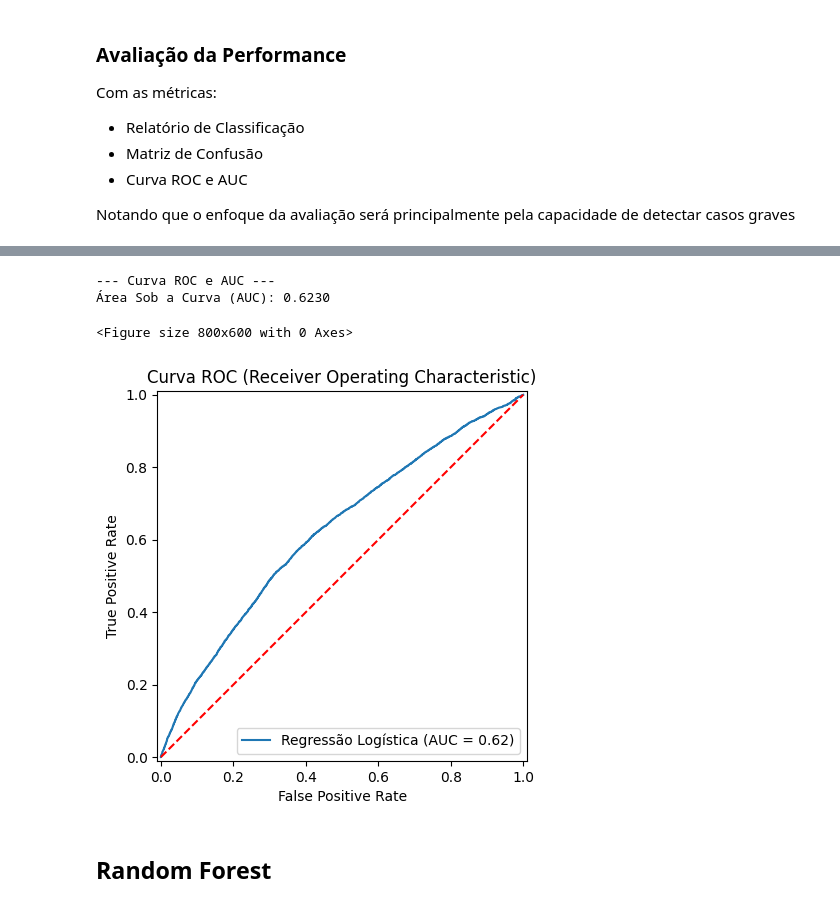
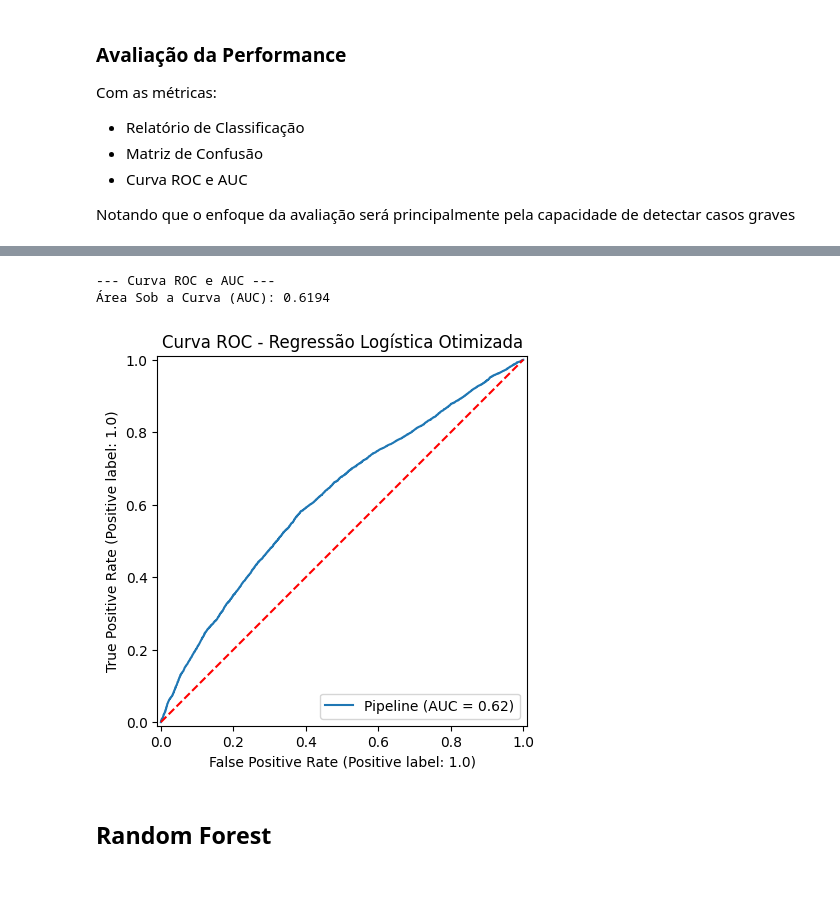
Before and after one commit to iz-120/ECM514-Projeto02-Assistente-Diagnostico, a Jupyter notebook: Projeto_2__Assistente_de_Diagnóstico_de_Dengue_Principal.ipynb, the cells around one changed output, grey strips where cells are left out. Saved outputs shown, nothing was run; the diff lists cells and outputs as text; code cells hidden in the pictures.

```diff
--- a/Projeto_2__Assistente_de_Diagnóstico_de_Dengue_Principal.ipynb
+++ b/Projeto_2__Assistente_de_Diagnóstico_de_Dengue_Principal.ipynb
@@ -150,6 +200,11 @@ A classe `1` (Risco de Gravidade) é significativamente minoritária. Um modelo
 df_datas = df_dengue['DT_NOTIFIC']
 df_dengue = df_dengue.drop('DT_NOTIFIC', axis=1)
 
+# Remove colunas de etnia
+for etnia in ['CS_RACA_Amarela', 'CS_RACA_Branca', 'CS_RACA_Indigena', 'CS_RACA_Parda', 'CS_RACA_Preta']:
+    if etnia in df_dengue.columns:
+        df_dengue = df_dengue.drop(columns=[etnia])
+
 # Definir X (features) e y (alvo)
 X = df_dengue.drop('RISCO_GRAVIDADE_grave', axis=1)
 y = df_dengue['RISCO_GRAVIDADE_grave']
@@ -175,16 +230,3 @@ Tamanho do conjunto de teste: 233,171 amostras
 ### Treinamento do Modelo com Pipeline
 
 Será utilizada um `Pipeline` da Scikit-learn para organizar o fluxo de trabalho. Isto garante que o SMOTE seja aplicado **apenas** aos dados de treino, evitando o vazamento de dados (*data leakage*)
-# %%
-pipeline_logreg = ImbPipeline([
-    ('smote', SMOTE(random_state=42)),
-    ('scaler', StandardScaler()),
-    ('classifier', LogisticRegression(random_state=42, max_iter=1000))
-    ])
-
-print("Iniciando o treinamento do pipeline de Regressão Logística...")
-
-# Treinar o pipeline com os dados de treino
-pipeline_logreg.fit(X_train, y_train)
-
-print("Treinamento concluído")
@@ -201,39 +290,36 @@ Com as métricas:
 
  Notando que o enfoque da avaliação será principalmente pela capacidade de detectar casos graves
 # %%
-if 'pipeline_logreg' in locals():
-    # Fazer previsões no conjunto de teste
-    y_pred = pipeline_logreg.predict(X_test)
-    y_proba = pipeline_logreg.predict_proba(X_test)[:, 1] # Probabilidades para a classe 1
+print("\n--- AVALIAÇÃO DO MELHOR MODELO DE REGRESSÃO LOGÍSTICA (OTIMIZADO) ---")
+best_logreg_model = random_search.best_estimator_
 
-    # --- Relatório de Classificação ---
-    print("--- Relatório de Classificação ---")
-    # Foco principal no 'recall' da classe 1, que indica a capacidade de detetar casos graves
-    print(classification_report(y_test, y_pred))
+y_pred = best_logreg_model.predict(X_test)
+y_proba = best_logreg_model.predict_proba(X_test)[:, 1]
 
-    # --- Matriz de Confusão ---"
-    print("--- Matriz de Confusão ---")
-    cm = confusion_matrix(y_test, y_pred)
+# 1. Relatório de Classificação
+print("\n--- Relatório de Classificação ---")
+print(classification_report(y_test, y_pred))
 
-    plt.figure(figsize=(8, 6))
-    sns.heatmap(cm, annot=True, fmt='d', cmap='Blues',
-                xticklabels=['Previsto Não Grave', 'Previsto Grave'],
-                yticklabels=['Real Não Grave', 'Real Grave'])
-    plt.ylabel('Classe Real')
-    plt.xlabel('Classe Prevista')
-    plt.title('Matriz de Confusão')
-    plt.show()
+# 2. Matriz de Confusão
+print("\n--- Matriz de Confusão ---")
+cm = confusion_matrix(y_test, y_pred)
+plt.figure(figsize=(8, 6))
+sns.heatmap(cm, annot=True, fmt='d', cmap='Blues',
+            xticklabels=['Previsto Não Grave', 'Previsto Grave'],
+            yticklabels=['Real Não Grave', 'Real Grave'])
+plt.ylabel('Classe Real')
+plt.xlabel('Classe Prevista')
+plt.title('Matriz de Confusão - Regressão Logística Otimizada')
+plt.show()
 
-    # --- Curva ROC e AUC ---\n",
-    print("--- Curva ROC e AUC ---")
-    fpr, tpr, thresholds = roc_curve(y_test, y_proba)
-    roc_auc = auc(fpr, tpr)
+# 3. Curva ROC e AUC
+print("\n--- Curva ROC e AUC ---")
+fpr, tpr, thresholds = roc_curve(y_test, y_proba)
+roc_auc = auc(fpr, tpr)
+print(f"Área Sob a Curva (AUC): {roc_auc:.4f}")
 
-    print(f"Área Sob a Curva (AUC): {roc_auc:.4f}")
-
-    plt.figure(figsize=(8, 6))
-    RocCurveDisplay(fpr=fpr, tpr=tpr, roc_auc=roc_auc, estimator_name='Regressão Logística').plot()
-    plt.title('Curva ROC (Receiver Operating Characteristic)')
-    plt.plot([0, 1], [0, 1], 'r--') # Linha de referência
-    plt.show()
+RocCurveDisplay.from_estimator(best_logreg_model, X_test, y_test)
+plt.title('Curva ROC - Regressão Logística Otimizada')
+plt.plot([0, 1], [0, 1], 'r--')
+plt.show()
 # %% [output]
@@ -252,7 +341,6 @@ weighted avg       0.96      0.62      0.75    233171
 --- Curva ROC e AUC ---
-Área Sob a Curva (AUC): 0.6230
+Área Sob a Curva (AUC): 0.6194
-<Figure size 800x600 with 0 Axes>
-[figure, old version]
+[figure, new version]
 # %% [markdown]
 ## Random Forest
 # %% [markdown]
```
Also changed, not shown: parts of 15 cells of this notebook.
